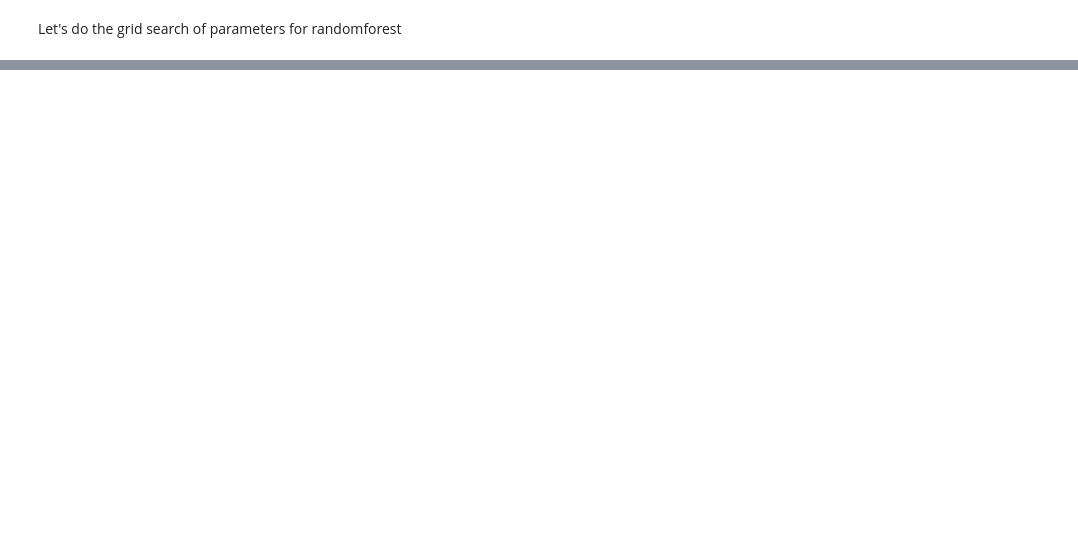
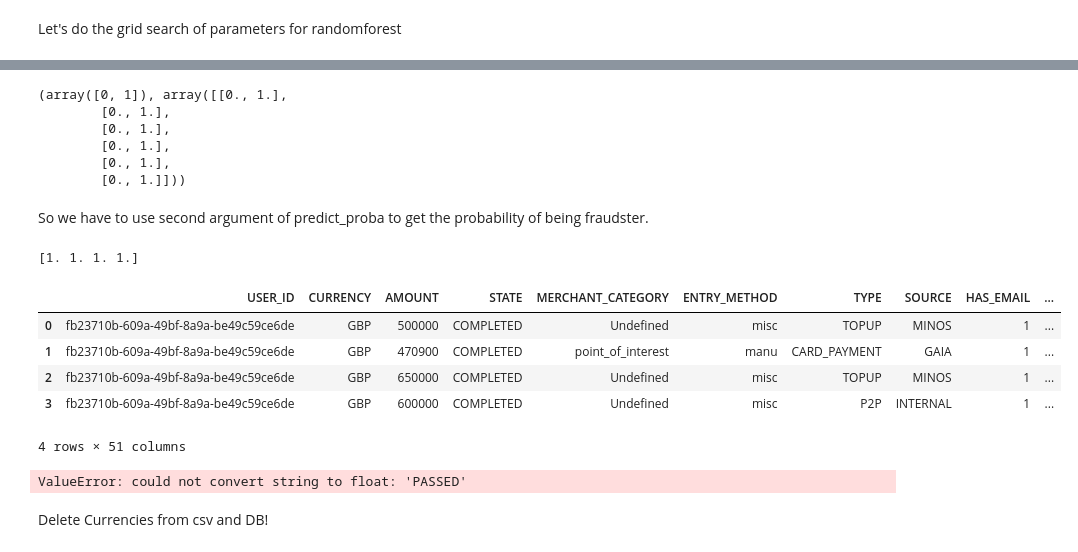
Before and after one commit to VladimirNikiforov/python_common, a Jupyter notebook: challenges/catching_fraud/notebooks/FinCrime.ipynb, the cells around one changed output, grey strips where cells are left out. Saved outputs shown, nothing was run; the diff lists cells and outputs as text; code cells hidden in the pictures; blank space fills up the shorter version.

```diff
--- a/challenges/catching_fraud/notebooks/FinCrime.ipynb
+++ b/challenges/catching_fraud/notebooks/FinCrime.ipynb
@@ -956,0 +1052,18 @@ Need to add list of previous transactions - to set alert if previous transaction
+# %%
+rf.classes_, rf.predict_proba(X)
+# %% [output]
+(array([0, 1]), array([[0., 1.],
+        [0., 1.],
+        [0., 1.],
+        [0., 1.],
+        [0., 1.],
+        [0., 1.]]))
+# %% [markdown]
+So we have to use second argument of predict_proba to get the probability of being fraudster.
+# %%
+# Now check the fraudster's transactions
+X = df[df['USER_ID']=='fb23710b-609a-49bf-8a9a-be49c59ce6de'].drop(['IS_FRAUDSTER','USER_ID'],axis=1)
+y_pred = rf.predict_proba(X)[:,1]
+print(y_pred)
+# %% [output]
+[1. 1. 1. 1.]
@@ -956,0 +1072,10 @@ Need to add list of previous transactions - to set alert if previous transaction
+# %%
+def get_user_data(user_id, connection: psycopg2.extensions.connection):
+    import pandas as pd
+
+    c = connection.cursor()
+    c.execute(f"SELECT * FROM dataset t1, dataset_time t2 where t1.USER_ID = t2.USER_ID and t1.USER_ID = '{user_id}';")
+    result = c.fetchall()
+    colnames = [desc[0].upper() for desc in c.description]
+    c.close()
+    return pd.DataFrame(result, columns = colnames)
@@ -956,0 +1084,26 @@ Need to add list of previous transactions - to set alert if previous transaction
+# %%
+# Create connection to DB
+connection = psycopg2.connect(
+    host='localhost',
+    port=54320,
+    dbname='ht_db',
+    user='postgres',
+)
+# %%
+# Test table Users
+df_user = get_user_data('fb23710b-609a-49bf-8a9a-be49c59ce6de', connection)
+# %%
+df_user
+# %% [output]
+|  | USER_ID | CURRENCY | AMOUNT | STATE | MERCHANT_CATEGORY | ENTRY_METHOD | TYPE | SOURCE | HAS_EMAIL | ... |
+| 0 | fb23710b-609a-49bf-8a9a-be49c59ce6de | GBP | 500000 | COMPLETED | Undefined | misc | TOPUP | MINOS | 1 | ... |
+| 1 | fb23710b-609a-49bf-8a9a-be49c59ce6de | GBP | 470900 | COMPLETED | point_of_interest | manu | CARD_PAYMENT | GAIA | 1 | ... |
+| 2 | fb23710b-609a-49bf-8a9a-be49c59ce6de | GBP | 650000 | COMPLETED | Undefined | misc | TOPUP | MINOS | 1 | ... |
+| 3 | fb23710b-609a-49bf-8a9a-be49c59ce6de | GBP | 600000 | COMPLETED | Undefined | misc | P2P | INTERNAL | 1 | ... |
+4 rows × 51 columns
+# %%
+X = df_user.drop(['IS_FRAUDSTER','USER_ID'],axis=1)
+y_pred = rf.predict_proba(X)[:,1]
+print(y_pred)
+# %% [output]
+ValueError: could not convert string to float: 'PASSED'
@@ -956,0 +1118,2 @@ Need to add list of previous transactions - to set alert if previous transaction
+# %% [markdown]
+Delete Currencies from csv and DB!
```
Also changed, not shown: parts of 28 cells of this notebook, 3 other files.
